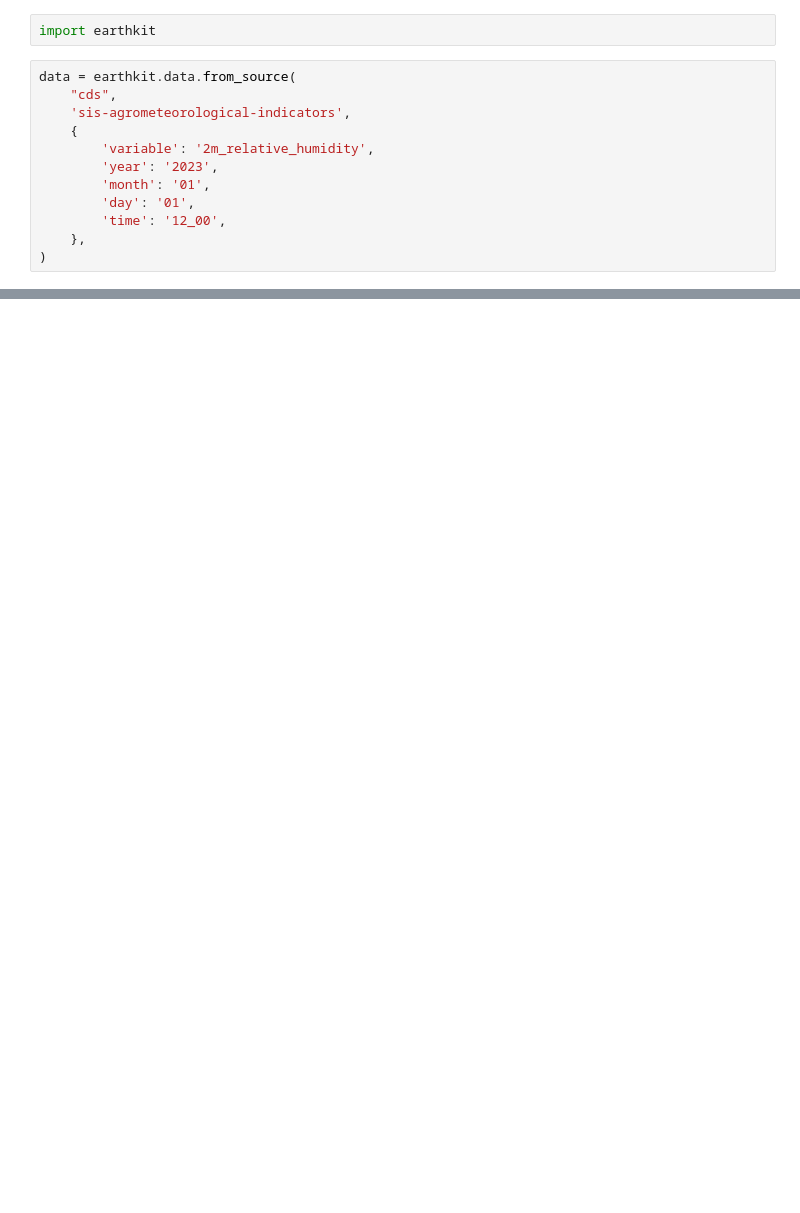
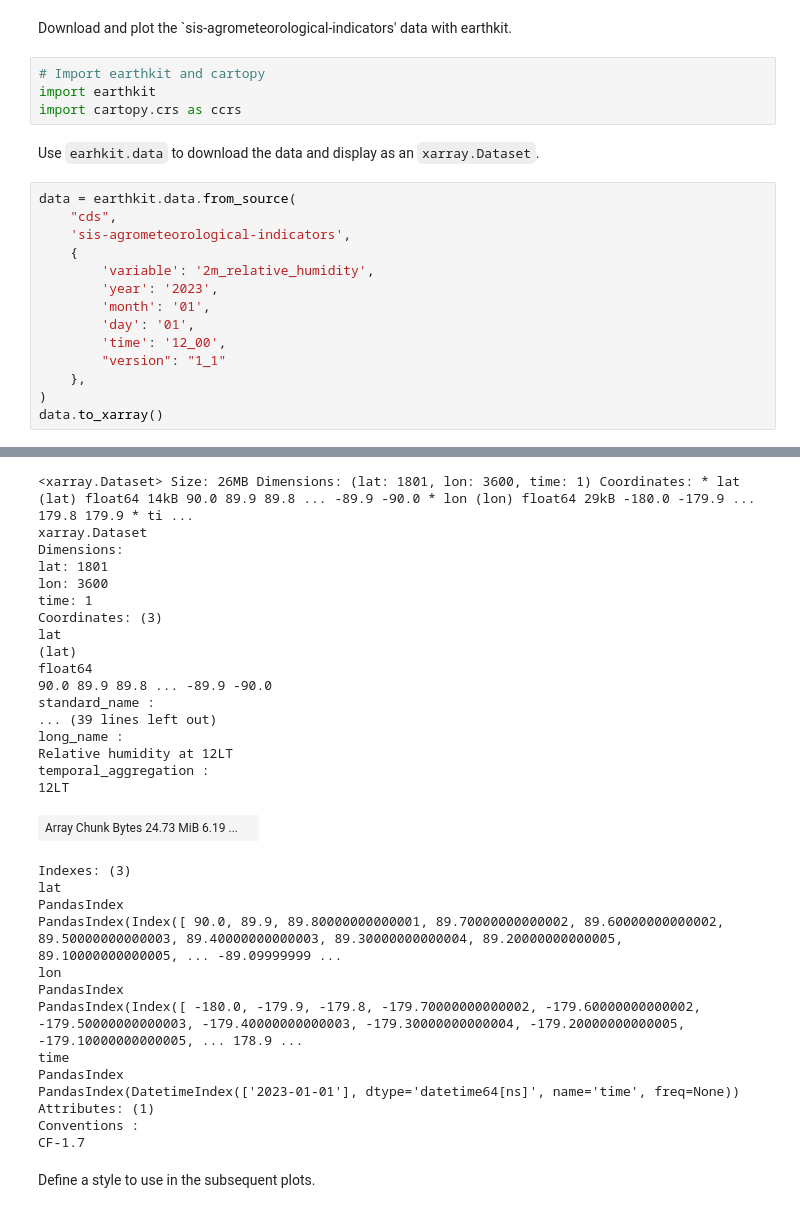
Before and after one commit to ecmwf-projects/dss-notebooks, a Jupyter notebook: datasets/sis-agrometeorological-indicators/demo.ipynb, the cells around one changed output, grey strips where cells are left out. Cells and saved outputs as stored; diff of their text form; blank space fills up the shorter version.

Commit message:
sis-agrometeorological-indicators

```diff
--- a/datasets/sis-agrometeorological-indicators/demo.ipynb
+++ b/datasets/sis-agrometeorological-indicators/demo.ipynb
@@ -1,5 +3,11 @@
+# %% [markdown]
+Download and plot the `sis-agrometeorological-indicators' data with earthkit.
 # %%
+# Import earthkit and cartopy
 import earthkit
+import cartopy.crs as ccrs
+# %% [markdown]
+Use `earhkit.data` to download the data and display as an `xarray.Dataset`.
 # %%
 data = earthkit.data.from_source(
     "cds",
@@ -10,5 +18,8 @@ data = earthkit.data.from_source(
         'month': '01',
         'day': '01',
         'time': '12_00',
+        "version": "1_1"
     },
 )
+data.to_xarray()
+# %% [output]
@@ -15 +28,34 @@ data = earthkit.data.from_source(
+<xarray.Dataset> Size: 26MB Dimensions: (lat: 1801, lon: 3600, time: 1) Coordinates: * lat (lat) float64 14kB 90.0 89.9 89.8 ... -89.9 -90.0 * lon (lon) float64 29kB -180.0 -179.9 ... 179.8 179.9 * ti ...
+xarray.Dataset
+Dimensions:
+lat: 1801
+lon: 3600
+time: 1
+Coordinates: (3)
+lat
+(lat)
+float64
+90.0 89.9 89.8 ... -89.9 -90.0
+standard_name :
+... (39 lines left out)
+long_name :
+Relative humidity at 12LT
+temporal_aggregation :
+12LT
+| Array Chunk Bytes 24.73 MiB 6.19 ... |  |
+Indexes: (3)
+lat
+PandasIndex
+PandasIndex(Index([ 90.0, 89.9, 89.80000000000001, 89.70000000000002, 89.60000000000002, 89.50000000000003, 89.40000000000003, 89.30000000000004, 89.20000000000005, 89.10000000000005, ... -89.09999999 ...
+lon
+PandasIndex
+PandasIndex(Index([ -180.0, -179.9, -179.8, -179.70000000000002, -179.60000000000002, -179.50000000000003, -179.40000000000003, -179.30000000000004, -179.20000000000005, -179.10000000000005, ... 178.9 ...
+time
+PandasIndex
+PandasIndex(DatetimeIndex(['2023-01-01'], dtype='datetime64[ns]', name='time', freq=None))
+Attributes: (1)
+Conventions :
+CF-1.7
+# %% [markdown]
+Define a style to use in the subsequent plots.
 # %%
```
Also changed, not shown: parts of 7 cells of this notebook.
